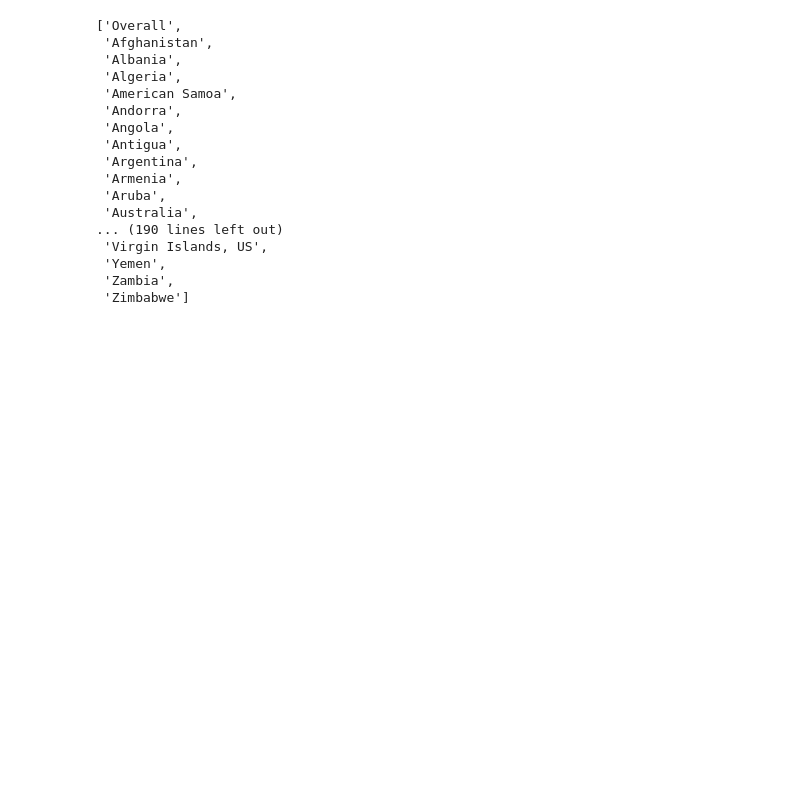
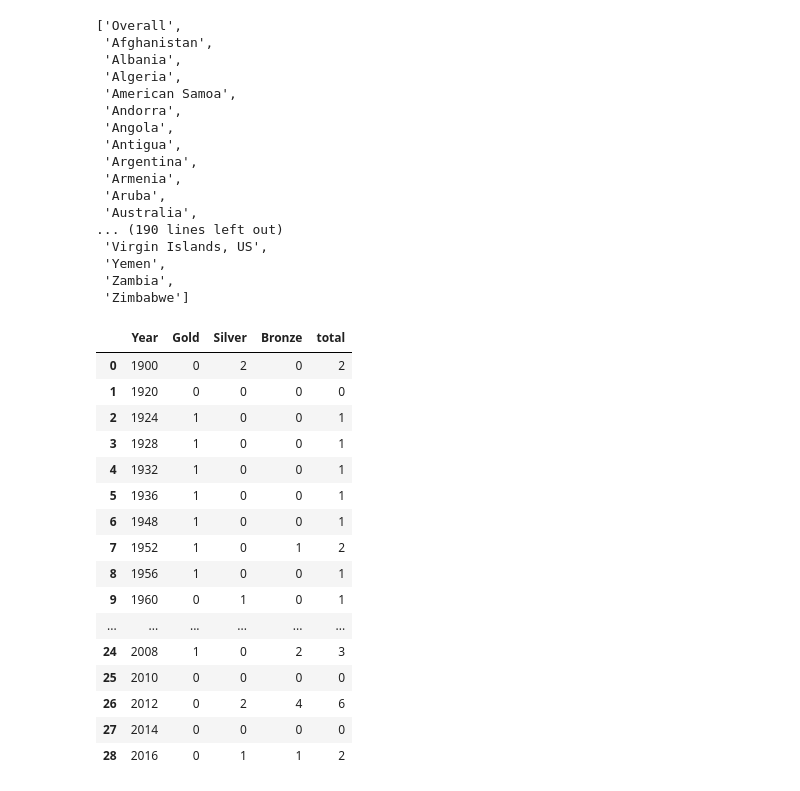
Before and after one commit to shreeharshshinde/olympic-analysis, a Jupyter notebook: olympic-analysis.ipynb, the cells around one changed output. Saved outputs shown, nothing was run; the diff lists cells and outputs as text; code cells hidden in the pictures; blank space fills up the shorter version.

Commit message:
Medal Tally Completed

```diff
--- a/olympic-analysis.ipynb
+++ b/olympic-analysis.ipynb
@@ -213,3 +213,46 @@ country
  'Yemen',
  'Zambia',
  'Zimbabwe']
+# %%
+medal_df = df.drop_duplicates(subset=['Team', 'NOC', 'Games', 'Year', 'City', 'Sport', 'Medal', 'Event'])
+# %%
+def fetch_medal_tally(df, year, country):
+    medal_df = df
+    flag = 0
+    if year == 'overall' and country == 'overall':
+        temp_df = medal_df
+    elif year == 'overall' and country != 'overall':
+        flag = 1
+        temp_df = medal_df[medal_df['region'] == country]
+    elif year != 'overall' and country == 'overall':
+        temp_df = medal_df[medal_df['Year'] == int(year)]
+    else:
+        temp_df = medal_df[(medal_df['region'] == country) & (medal_df['Year'] == int(year))]
+
+    if flag == 1:
+        x = temp_df.groupby(['Year']).sum(numeric_only=True)[['Gold', 'Silver', 'Bronze']].sort_values('Year', ascending=True).reset_index()
+    else:
+        x = temp_df.groupby(['region']).sum(numeric_only=True)[['Gold', 'Silver', 'Bronze']].sort_values('Gold', ascending=False).reset_index()
+
+    x['total'] = x['Gold'] + x['Silver'] + x['Bronze']
+    return x
+# %%
+fetch_medal_tally(df=medal_df, year='overall', country='India')
+# %% [output]
+|  | Year | Gold | Silver | Bronze | total |
+| 0 | 1900 | 0 | 2 | 0 | 2 |
+| 1 | 1920 | 0 | 0 | 0 | 0 |
+| 2 | 1924 | 1 | 0 | 0 | 1 |
+| 3 | 1928 | 1 | 0 | 0 | 1 |
+| 4 | 1932 | 1 | 0 | 0 | 1 |
+| 5 | 1936 | 1 | 0 | 0 | 1 |
+| 6 | 1948 | 1 | 0 | 0 | 1 |
+| 7 | 1952 | 1 | 0 | 1 | 2 |
+| 8 | 1956 | 1 | 0 | 0 | 1 |
+| 9 | 1960 | 0 | 1 | 0 | 1 |
+| ... | ... | ... | ... | ... | ... |
+| 24 | 2008 | 1 | 0 | 2 | 3 |
+| 25 | 2010 | 0 | 0 | 0 | 0 |
+| 26 | 2012 | 0 | 2 | 4 | 6 |
+| 27 | 2014 | 0 | 0 | 0 | 0 |
+| 28 | 2016 | 0 | 1 | 1 | 2 |
```
Also changed, not shown: 2 other files.
